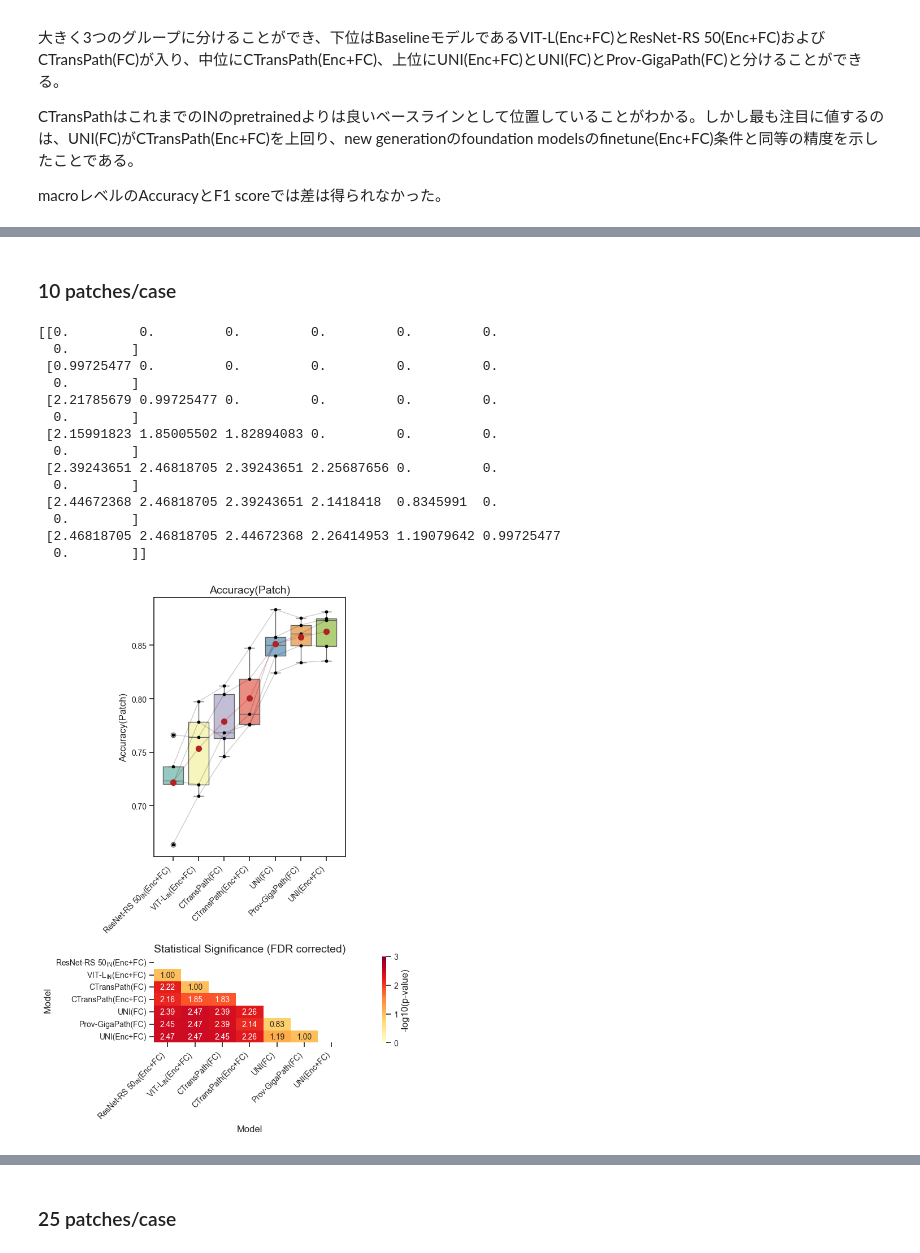
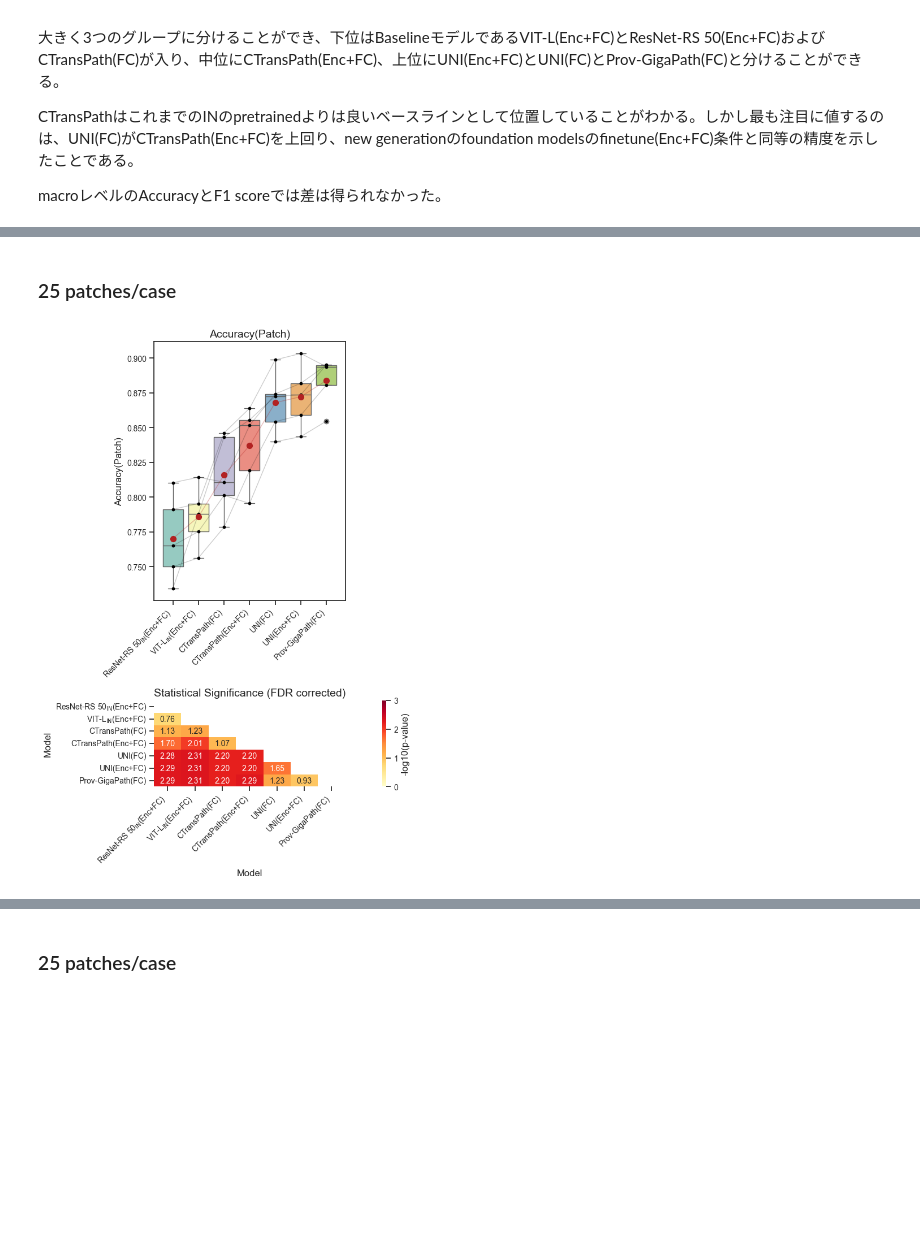
Before and after one commit to endaaman/bt, a Jupyter notebook: fig.ipynb, the cells around one changed output, grey strips where cells are left out. Cells and saved outputs as stored; diff of their text form; code cells hidden in the pictures; blank space fills up the shorter version.

```diff
--- a/fig.ipynb
+++ b/fig.ipynb
@@ -275,8 +275,8 @@ labels = [
     'Prov-GigaPath(FC)',
     'CTransPath(Enc+FC)',
     'CTransPath(FC)',
-    'ResNet-RS 50(Enc+FC)',
-    'VIT-L(Enc+FC)',
+    r'VIT-L$\mathrm{_{IN}}$(Enc+FC)',
+    r'ResNet-RS 50$\mathrm{_{IN}}$(Enc+FC)',
 ]
 
 with pd.ExcelWriter('out/figs/table2_org.xlsx') as w:
@@ -506,44 +430,12 @@ plt.savefig("out/figs/fig4_50_pacc.png", format="png", dpi=300)
 # %% [markdown]
-### 10 patches/case
+### 25 patches/case
 # %%
-conds = [
-    'unfrozen_baseline-vit_10_1e-5',
-    'unfrozen_baseline-cnn_10',
-    'frozen_ctranspath_10',
-    'unfrozen_ctranspath_10_1e-5',
-    'frozen_gigapath_10',
-    'frozen_uni_10',
-    'unfrozen_uni_10_1e-5',
-]
-
-labels = [
-    r'VIT-L$\mathrm{_{IN}}$(Enc+FC)',
-    r'ResNet-RS 50$\mathrm{_{IN}}$(Enc+FC)',
-    'CTransPath(FC)',
-    'CTransPath(Enc+FC)',
-    'Prov-GigaPath(FC)',
-    'UNI(FC)',
-    'UNI(Enc+FC)',
-]
-paired_box_by_target('Accuracy(Patch)', conds, labels)
-plt.savefig("out/figs/fig4_10_pacc.png", format="png", dpi=300)
-# plt.show()
+df_25 = pd.read_excel('out/figs/table2_org.xlsx', sheet_name='25', index_col=0)
+paired_box(df_25, 'Accuracy(Patch)', verbose=False)
+plt.savefig("out/figs/fig3_25_pacc.png", format="png", dpi=300)
+plt.show()
 # %% [output]
-[[0.         0.         0.         0.         0.         0.
-  0.        ]
- [0.99725477 0.         0.         0.         0.         0.
-  0.        ]
- [2.21785679 0.99725477 0.         0.         0.         0.
-  0.        ]
- [2.15991823 1.85005502 1.82894083 0.         0.         0.
-  0.        ]
- [2.39243651 2.46818705 2.39243651 2.25687656 0.         0.
-  0.        ]
- [2.44672368 2.46818705 2.39243651 2.1418418  0.8345991  0.
-  0.        ]
- [2.46818705 2.46818705 2.44672368 2.26414953 1.19079642 0.99725477
-  0.        ]]
-[figure, old version]
+[figure, new version]
 # %%
 paired_box_by_target('Accuracy', conds, labels)
 plt.savefig("out/figs/fig4_10_acc.png", format="png", dpi=300)
```
Also changed, not shown: parts of 10 cells of this notebook.
